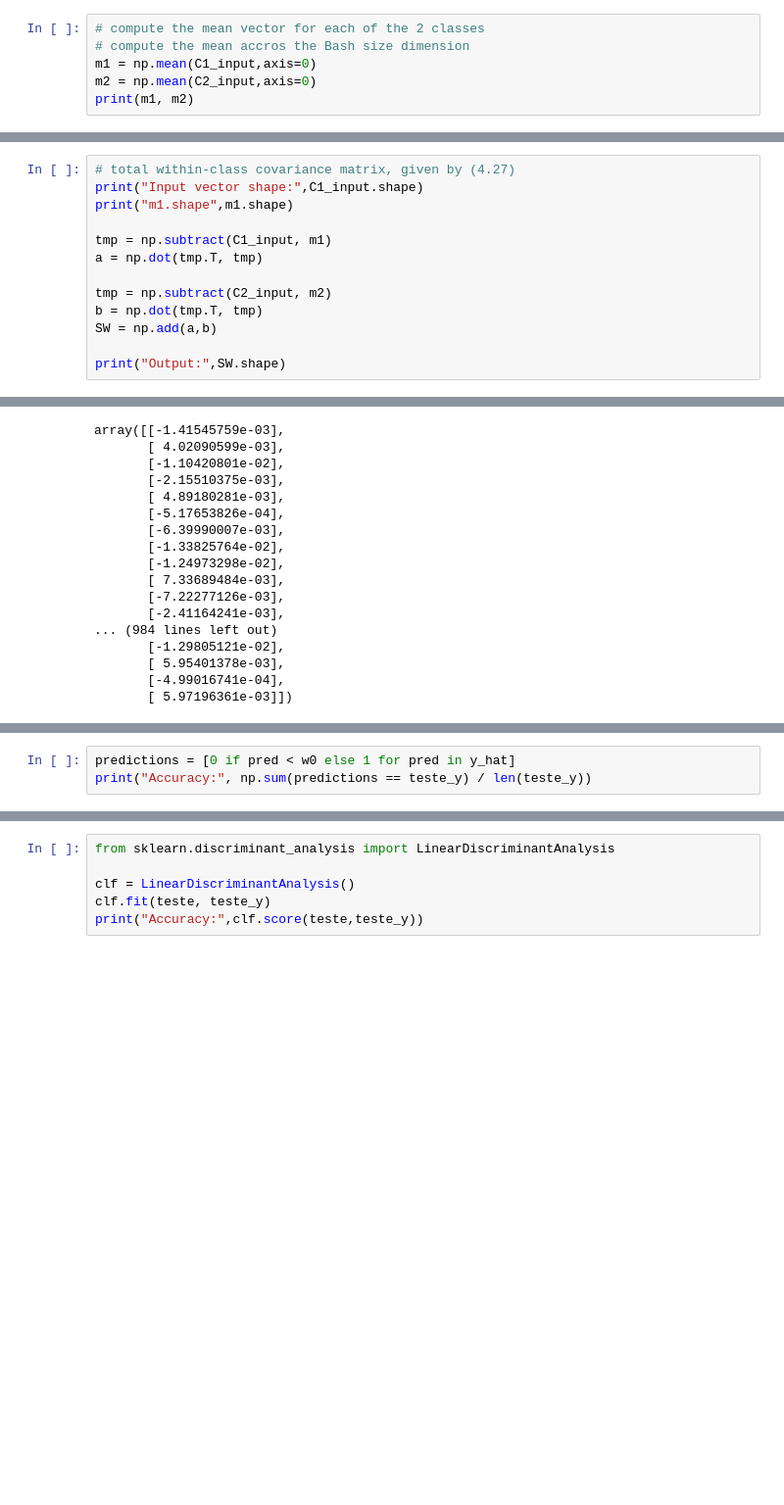
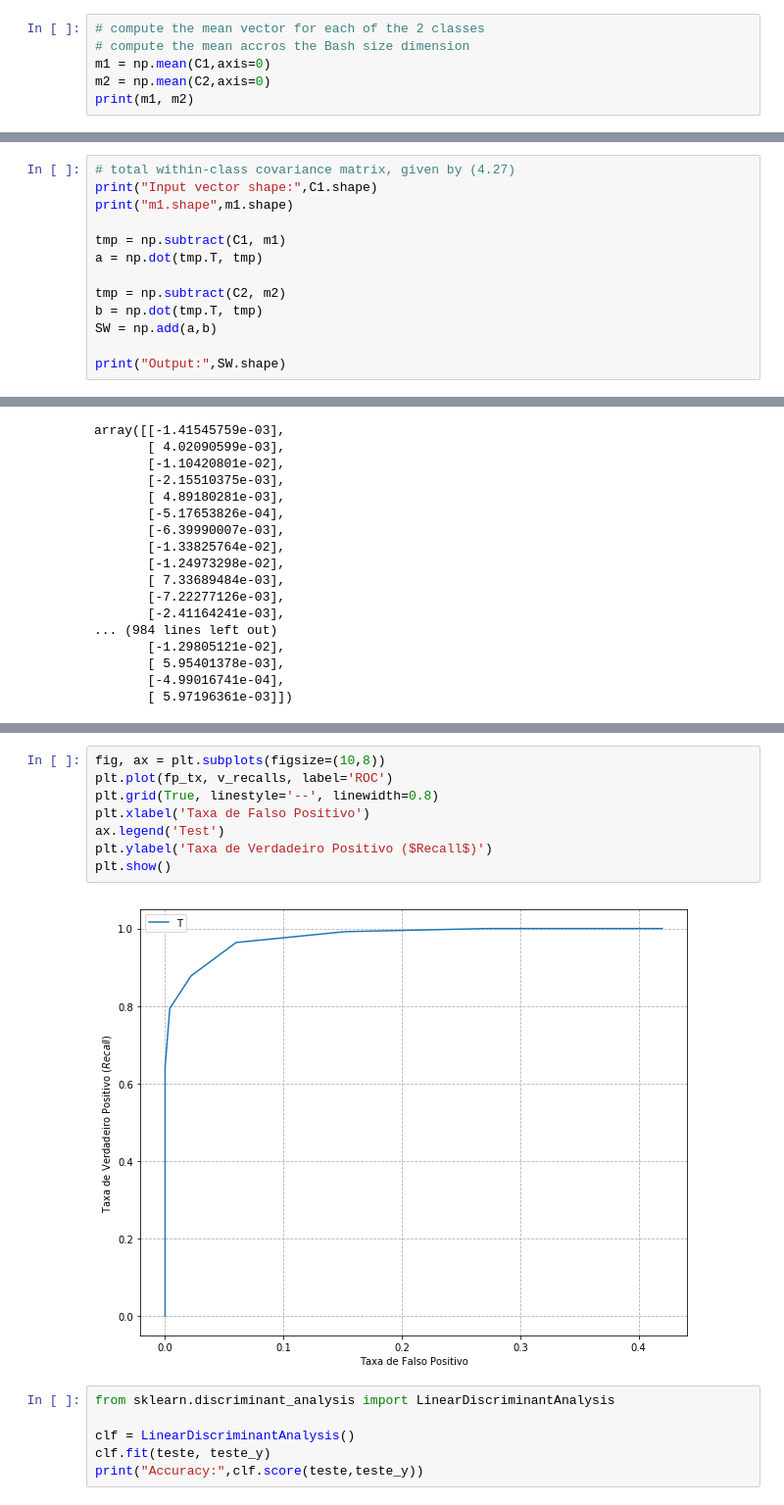
Before and after one commit to SamuelBFG/IA006, a Jupyter notebook: LinearClassification.ipynb, the cells around one changed output, grey strips where cells are left out. Shown at 98% size. Cells and saved outputs as stored; diff of their text form; blank space fills up the shorter version.

```diff
--- a/LinearClassification.ipynb
+++ b/LinearClassification.ipynb
@@ -99,20 +98,20 @@ print(C1_input.shape, C1_target.shape)
 # %%
 # compute the mean vector for each of the 2 classes
 # compute the mean accros the Bash size dimension
-m1 = np.mean(C1_input,axis=0)
-m2 = np.mean(C2_input,axis=0)
+m1 = np.mean(C1,axis=0)
+m2 = np.mean(C2,axis=0)
 print(m1, m2)
 # %% [output]
 [-0.00174703  1.03675024] [ 1.00541181 -0.14052539]
 # %%
 # total within-class covariance matrix, given by (4.27)
-print("Input vector shape:",C1_input.shape)
+print("Input vector shape:",C1.shape)
 print("m1.shape",m1.shape)
 
-tmp = np.subtract(C1_input, m1)
+tmp = np.subtract(C1, m1)
 a = np.dot(tmp.T, tmp)
 
-tmp = np.subtract(C2_input, m2)
+tmp = np.subtract(C2, m2)
 b = np.dot(tmp.T, tmp)
 SW = np.add(a,b)
 
@@ -165,4 +173 @@ print("Optimal threshold:",w0)
 Optimal threshold: -0.003462285576647672
-# %%
-predictions = [0 if pred < w0 else 1 for pred in y_hat]
-print("Accuracy:", np.sum(predictions == teste_y) / len(teste_y))
@@ -171,3 +254,13 @@ Accuracy: 0.951
+# %%
+fig, ax = plt.subplots(figsize=(10,8))
+plt.plot(fp_tx, v_recalls, label='ROC')
+plt.grid(True, linestyle='--', linewidth=0.8)
+plt.xlabel('Taxa de Falso Positivo')
+ax.legend('Test')
+plt.ylabel('Taxa de Verdadeiro Positivo ($Recall$)')
+plt.show()
+# %% [output]
+[figure, added]
 # %%
 from sklearn.discriminant_analysis import LinearDiscriminantAnalysis
 
```
Also changed, not shown: parts of 12 cells of this notebook.
